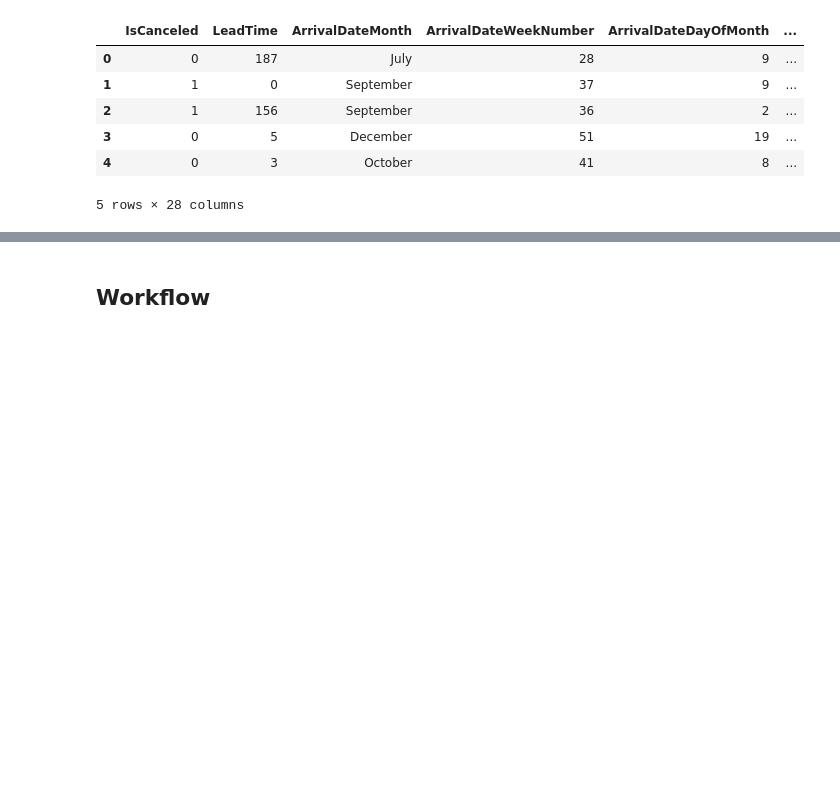
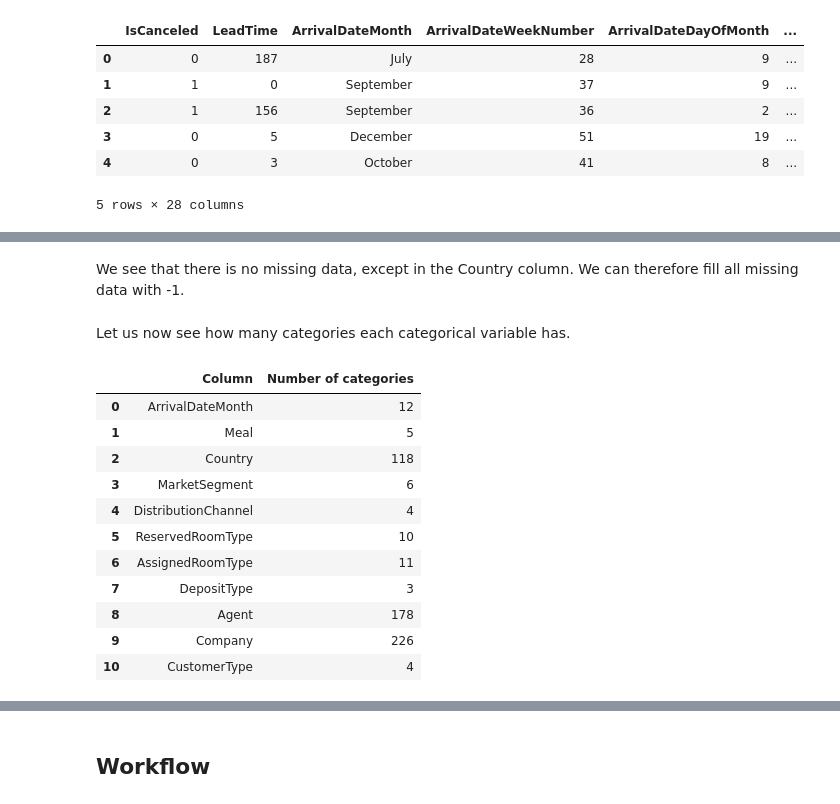
Before and after one commit to hai-dang-dau/hotel_booking, a Jupyter notebook: hotel_booking_starting_kit.ipynb, the cells around one changed output, grey strips where cells are left out. Cells and saved outputs as stored; diff of their text form; code cells hidden in the pictures; blank space fills up the shorter version.

```diff
--- a/hotel_booking_starting_kit.ipynb
+++ b/hotel_booking_starting_kit.ipynb
@@ -51,0 +74,2 @@ data.head()
+# %% [markdown]
+We see that there is no missing data, except in the Country column. We can therefore fill all missing data with -1.
@@ -51,0 +78,19 @@ data.head()
+# %% [markdown]
+Let us now see how many categories each categorical variable has.
+# %%
+cat_cols = [col for col in data.columns if str(data[col].dtype) == 'object']
+no_cats = [len(set(data[col])) for col in cat_cols]
+pd.DataFrame({'Column': cat_cols, 'Number of categories': no_cats})
+# %% [output]
+|  | Column | Number of categories |
+| 0 | ArrivalDateMonth | 12 |
+| 1 | Meal | 5 |
+| 2 | Country | 118 |
+| 3 | MarketSegment | 6 |
+| 4 | DistributionChannel | 4 |
+| 5 | ReservedRoomType | 10 |
+| 6 | AssignedRoomType | 11 |
+| 7 | DepositType | 3 |
+| 8 | Agent | 178 |
+| 9 | Company | 226 |
+| 10 | CustomerType | 4 |
```
Also changed, not shown: parts of 7 cells of this notebook, 1 other file.
